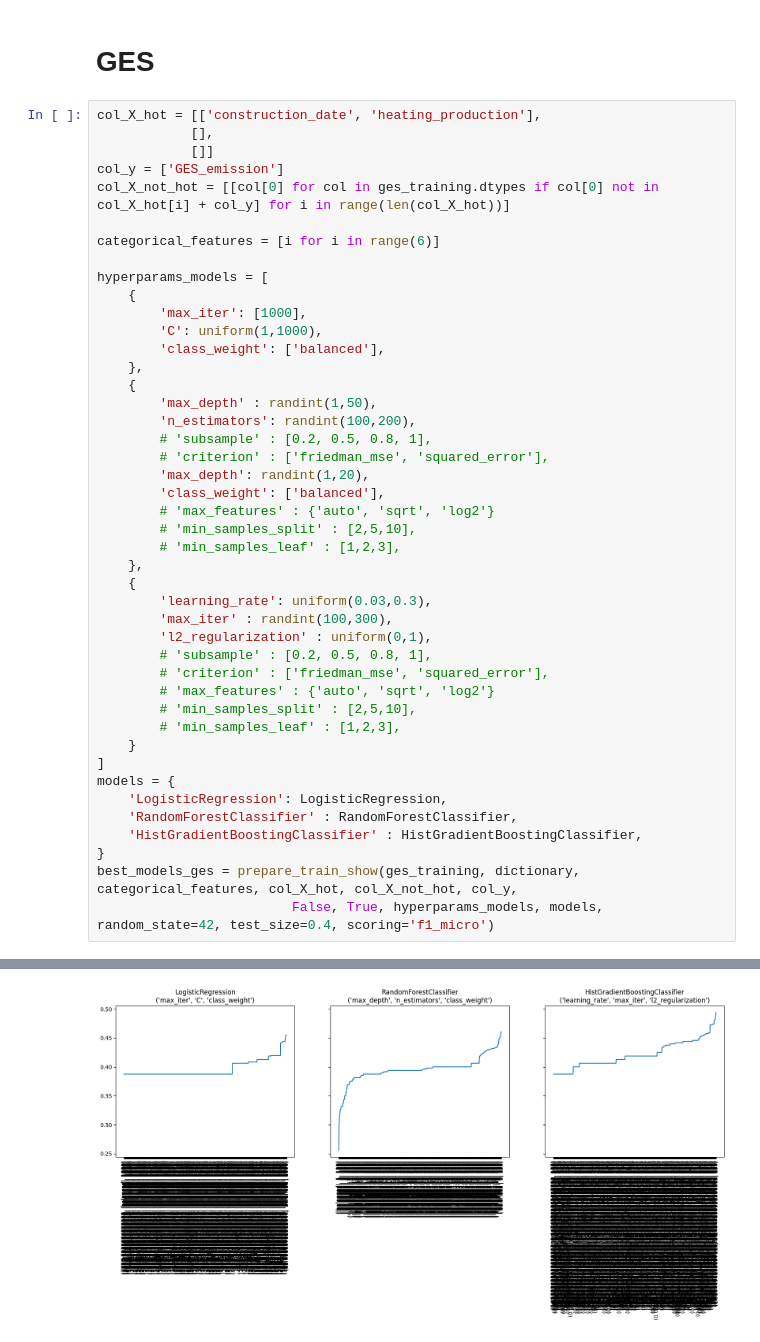
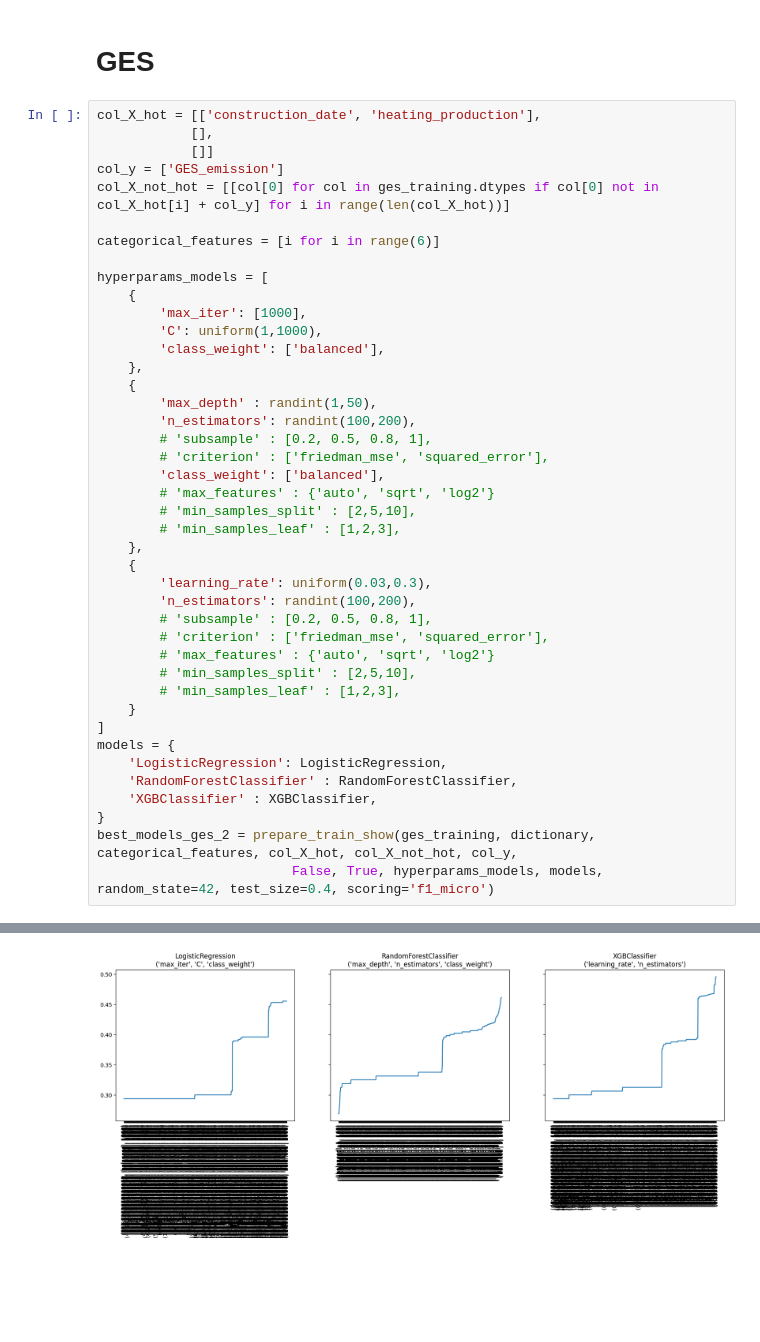
Before and after one commit to axrocheteau/renov_local, a Jupyter notebook: notebooks/pred_dpe.ipynb, the cells around one changed output, grey strips where cells are left out. Saved outputs shown, nothing was run; the diff lists cells and outputs as text; blank space fills up the shorter version.

```diff
--- a/notebooks/pred_dpe.ipynb
+++ b/notebooks/pred_dpe.ipynb
@@ -179,7 +144,6 @@ hyperparams_models = [
         'n_estimators': randint(100,200),
         # 'subsample' : [0.2, 0.5, 0.8, 1],
         # 'criterion' : ['friedman_mse', 'squared_error'],
-        'max_depth': randint(1,20),
         'class_weight': ['balanced'],
         # 'max_features' : {'auto', 'sqrt', 'log2'}
         # 'min_samples_split' : [2,5,10],
@@ -187,8 +151,7 @@ hyperparams_models = [
     },
     {
         'learning_rate': uniform(0.03,0.3),
-        'max_iter' : randint(100,300),
-        'l2_regularization' : uniform(0,1),
+        'n_estimators': randint(100,200),
         # 'subsample' : [0.2, 0.5, 0.8, 1],
         # 'criterion' : ['friedman_mse', 'squared_error'],
         # 'max_features' : {'auto', 'sqrt', 'log2'}
@@ -199,8 +162,8 @@ hyperparams_models = [
 models = {
     'LogisticRegression': LogisticRegression,
     'RandomForestClassifier' : RandomForestClassifier,
-    'HistGradientBoostingClassifier' : HistGradientBoostingClassifier,
+    'XGBClassifier' : XGBClassifier,
 }
-best_models_ges = prepare_train_show(ges_training, dictionary, categorical_features, col_X_hot, col_X_not_hot, col_y,
+best_models_ges_2 = prepare_train_show(ges_training, dictionary, categorical_features, col_X_hot, col_X_not_hot, col_y,
                          False, True, hyperparams_models, models, random_state=42, test_size=0.4, scoring='f1_micro')
 # %% [output]
@@ -229 +174 @@ not handled for this type of algorithm
-[figure, old version]
+[figure, new version]
```
Also changed, not shown: parts of 4 cells of this notebook, 2 other files.
